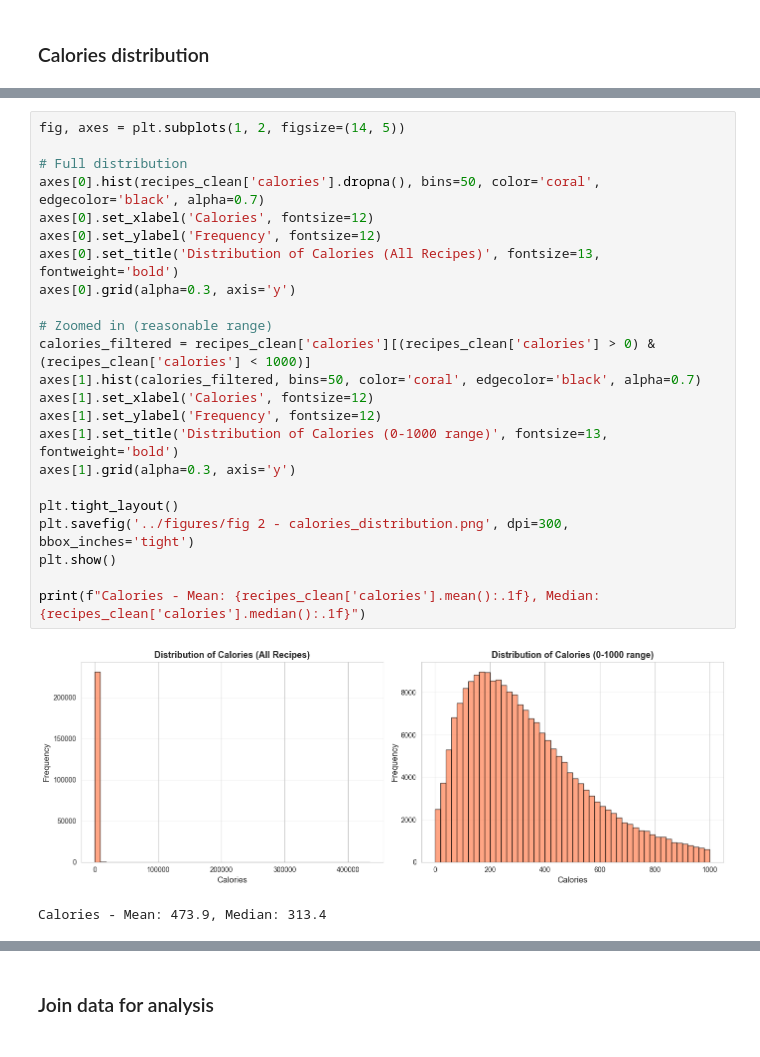
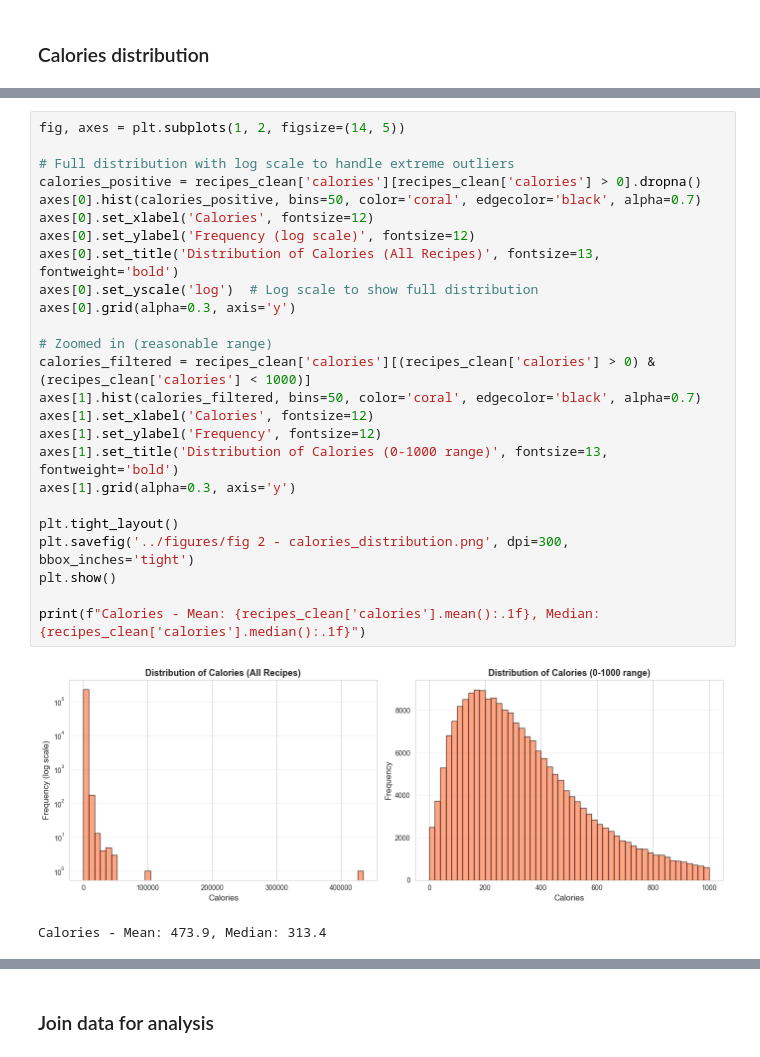
Before and after one commit to rluminto/CSE-158-Assignment-2, a Jupyter notebook: notebooks/combined.ipynb, the cells around one changed output, grey strips where cells are left out. Drawn from its saved outputs; the diff is of its cells as text.

```diff
--- a/notebooks/combined.ipynb
+++ b/notebooks/combined.ipynb
@@ -335,28 +563,30 @@ Why it matters: It tells you that “like vs not like” is very imbalanced and
 # %%
 fig, axes = plt.subplots(1, 2, figsize=(14, 5))
 
-# Full distribution
-axes[0].hist(recipes_clean['calories'].dropna(), bins=50, color='coral', edgecolor='black', alpha=0.7)
+# Full distribution with log scale to handle extreme outliers
+calories_positive = recipes_clean['calories'][recipes_clean['calories'] > 0].dropna()
+axes[0].hist(calories_positive, bins=50, color='coral', edgecolor='black', alpha=0.7)
 axes[0].set_xlabel('Calories', fontsize=12)
-axes[0].set_ylabel('Frequency', fontsize=12)
+axes[0].set_ylabel('Frequency (log scale)', fontsize=12)
 axes[0].set_title('Distribution of Calories (All Recipes)', fontsize=13, fontweight='bold')
+axes[0].set_yscale('log')  # Log scale to show full distribution
 axes[0].grid(alpha=0.3, axis='y')
 
 # Zoomed in (reasonable range)
 calories_filtered = recipes_clean['calories'][(recipes_clean['calories'] > 0) & (recipes_clean['calories'] < 1000)]
 axes[1].hist(calories_filtered, bins=50, color='coral', edgecolor='black', alpha=0.7)
 axes[1].set_xlabel('Calories', fontsize=12)
 axes[1].set_ylabel('Frequency', fontsize=12)
 axes[1].set_title('Distribution of Calories (0-1000 range)', fontsize=13, fontweight='bold')
 axes[1].grid(alpha=0.3, axis='y')
 
 plt.tight_layout()
 plt.savefig('../figures/fig 2 - calories_distribution.png', dpi=300, bbox_inches='tight')
 plt.show()
 
 print(f"Calories - Mean: {recipes_clean['calories'].mean():.1f}, Median: {recipes_clean['calories'].median():.1f}")
 # %% [output]
-[figure, old version]
+[figure, new version]
 Calories - Mean: 473.9, Median: 313.4
 # %% [markdown]
 Figure 2 – Distribution of Calories
```
Also changed, not shown: parts of 47 cells of this notebook, 17 other files.
